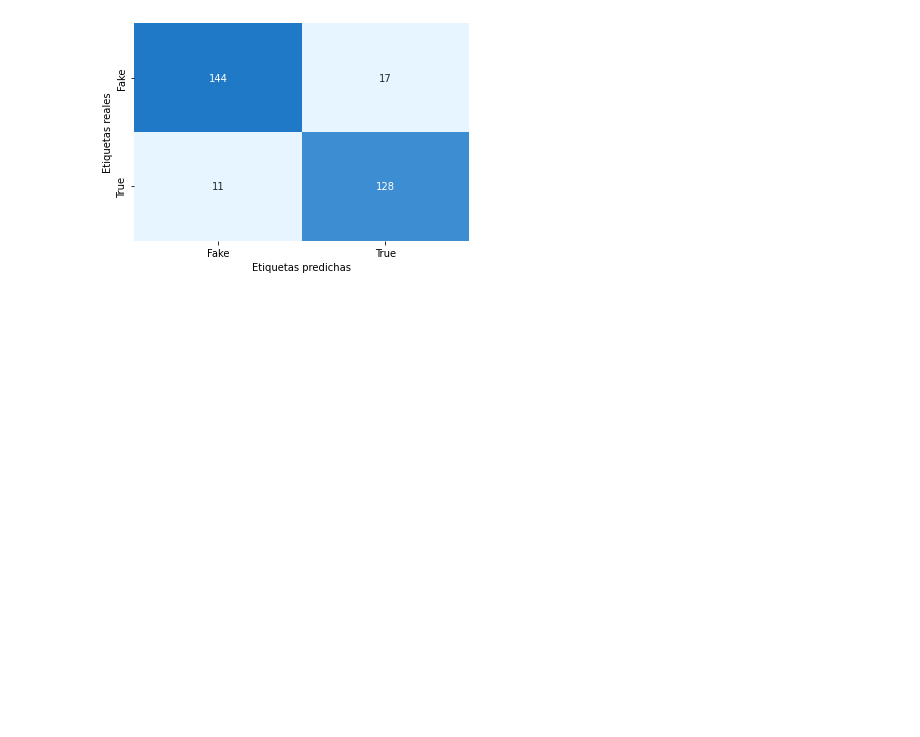
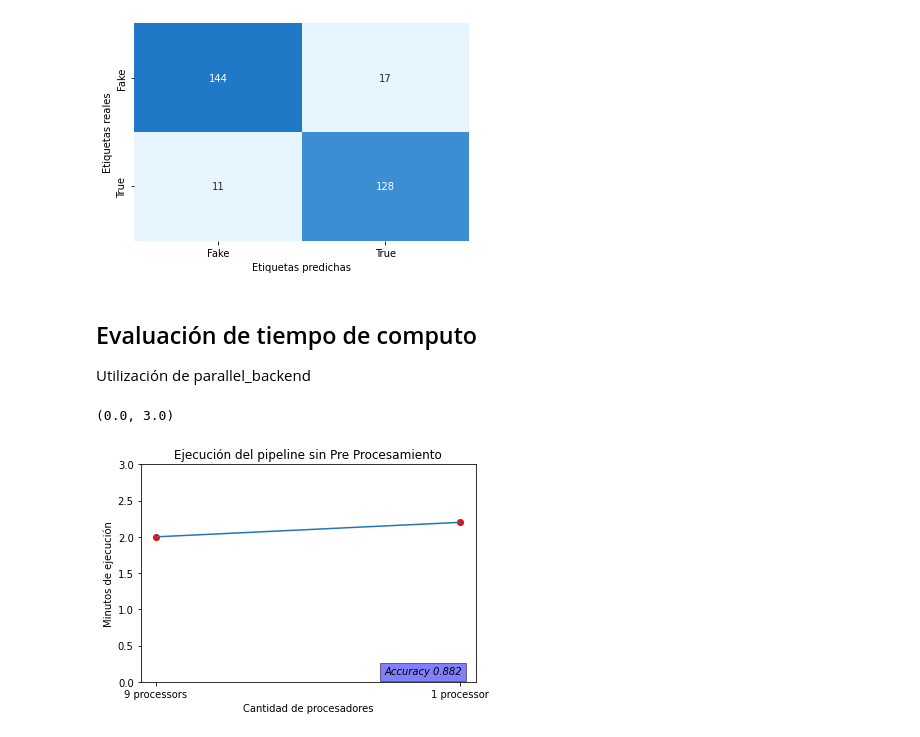
Before and after one commit to germanscillato/DS_DIGITALHOUSE-TP-INTEGRADOR, a Jupyter notebook: fakenews_organizada.ipynb, the cells around one changed output. Cells and saved outputs as stored; diff of their text form; code cells hidden in the pictures; blank space fills up the shorter version.

Commit message:
Testing Final - Tiempos de computo

```diff
--- a/fakenews_organizada.ipynb
+++ b/fakenews_organizada.ipynb
@@ -996,3 +1005,26 @@ print (classification_report(y_test, y_pred_grid))
    macro avg       0.91      0.91      0.91       300
 weighted avg       0.91      0.91      0.91       300
 [figure]
+# %% [markdown]
+<a id="section_tiempo"></a>
+## Evaluación de tiempo de computo
+Utilización de parallel_backend
+# %%
+processors = ['9 processors', '1 processor']
+no_preprocessing_t = [2, 2.2]
+no_preprocessing_score = 0.882
+preprocessing_t = [23, 30]
+preprocessing_score = 0.884
+options = ['Con Pre Procesamiento', 'Sin Pre Procesamiento']
+# %%
+plt.plot(processors, no_preprocessing_t)
+plt.scatter(processors, no_preprocessing_t, c ='r')
+plt.text(0.75, 0.1, 'Accuracy '+ str(no_preprocessing_score), style='italic',
+         bbox={'facecolor': 'blue', 'alpha': 0.5})
+plt.ylabel('Minutos de ejecución')
+plt.xlabel('Cantidad de procesadores')
+plt.title('Ejecución del pipeline sin Pre Procesamiento')
+plt.ylim(0, 3)
+# %% [output]
+(0.0, 3.0)
+[figure, added]
```
Also changed, not shown: parts of 12 cells of this notebook.
